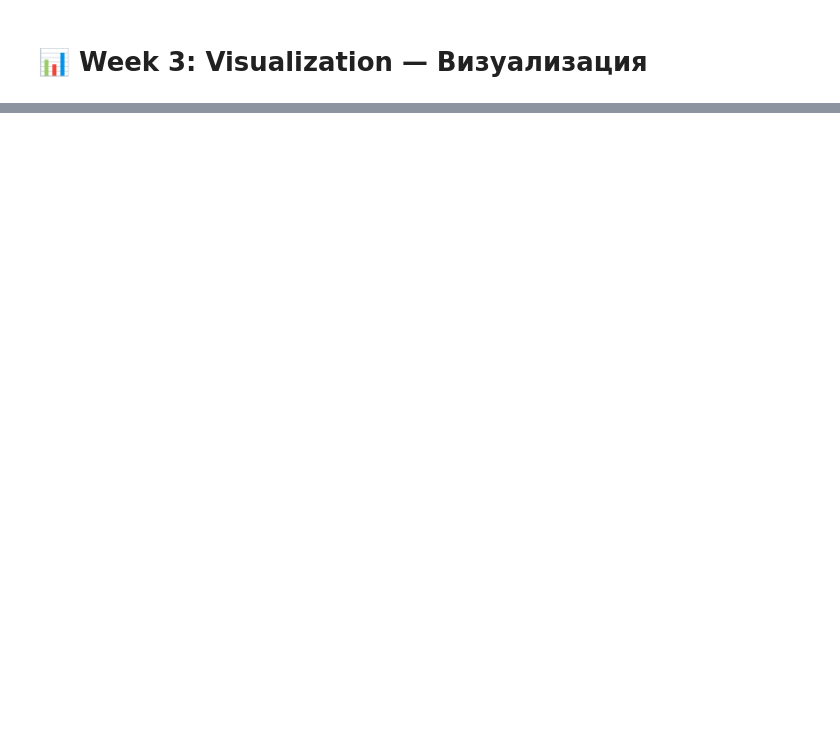
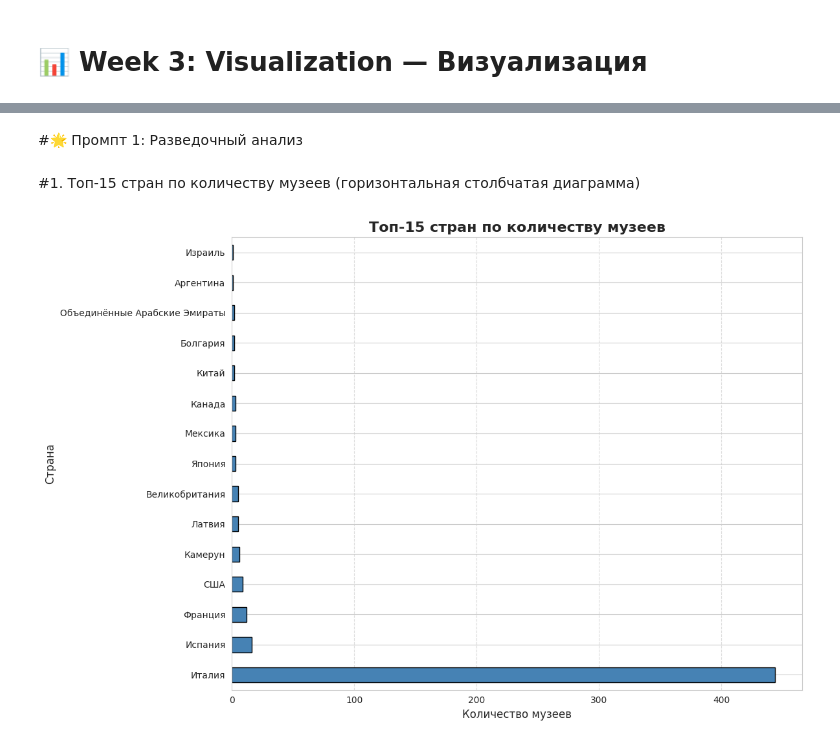
Before and after one commit to yana-moshnikova/python-ai-moshnikova-yana, a Jupyter notebook: notebooks/week3_visualization.ipynb, the cells around one changed output, grey strips where cells are left out. Saved outputs shown, nothing was run; the diff lists cells and outputs as text; code cells hidden in the pictures; blank space fills up the shorter version.

```diff
--- a/notebooks/week3_visualization.ipynb
+++ b/notebooks/week3_visualization.ipynb
@@ -2421,0 +88,31 @@ print("\n" + "="*70)
+# %% [markdown]
+#🌟 Промпт 1: Разведочный анализ
+# %%
+import matplotlib.pyplot as plt
+import seaborn as sns
+import plotly.express as px
+import plotly.graph_objects as go
+import numpy as np
+import pandas as pd
+from plotly.subplots import make_subplots
+
+# Настройка стиля для matplotlib/seaborn
+sns.set_style("whitegrid")
+plt.rcParams['figure.figsize'] = (12, 6)
+# %% [markdown]
+#1. Топ-15 стран по количеству музеев (горизонтальная столбчатая диаграмма)
+# %%
+# Подсчёт музеев по странам и выбор топ-15
+country_counts = df_museum['country'].value_counts().head(15).sort_values()
+
+plt.figure(figsize=(12, 8))
+country_counts.plot(kind='barh', color='steelblue', edgecolor='black')
+plt.title('Топ-15 стран по количеству музеев', fontsize=16, fontweight='bold')
+plt.xlabel('Количество музеев', fontsize=12)
+plt.ylabel('Страна', fontsize=12)
+plt.gca().invert_yaxis()  # чтобы наибольший был сверху
+plt.grid(axis='x', linestyle='--', alpha=0.7)
+plt.tight_layout()
+plt.show()
+# %% [output]
+[figure, added]
```
Also changed, not shown: parts of 182 cells of this notebook.
